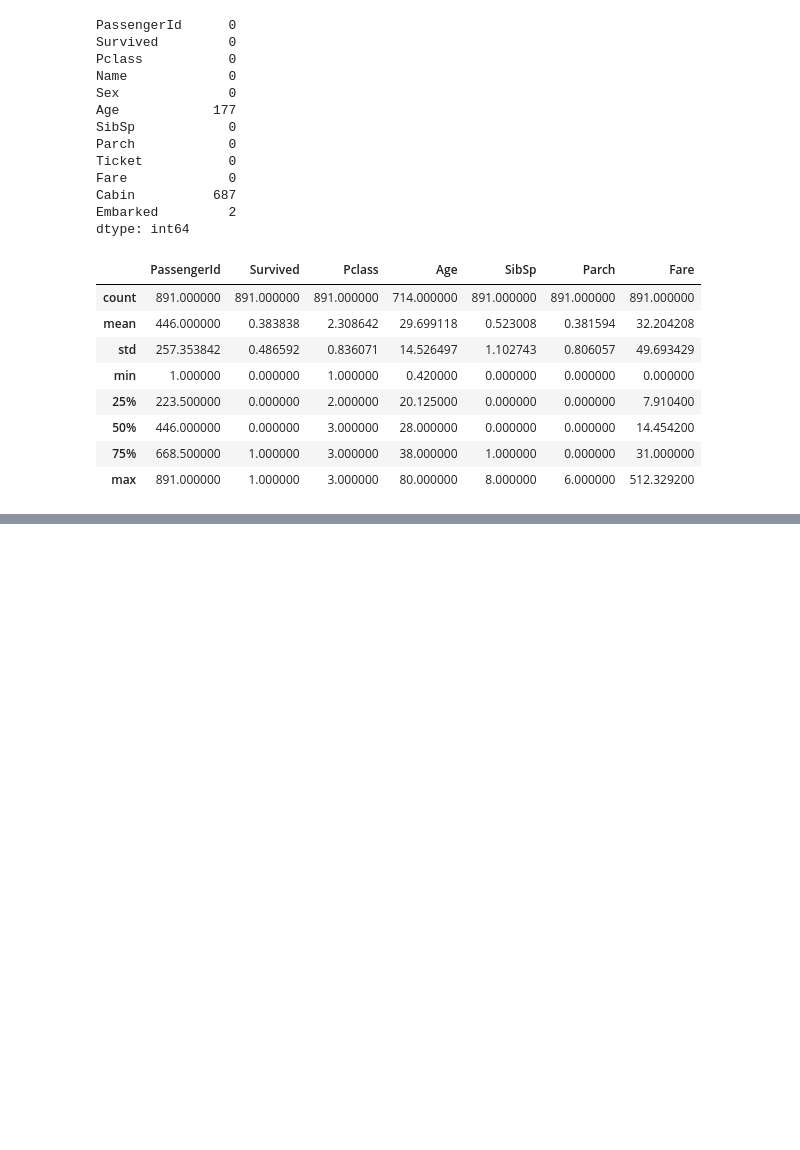
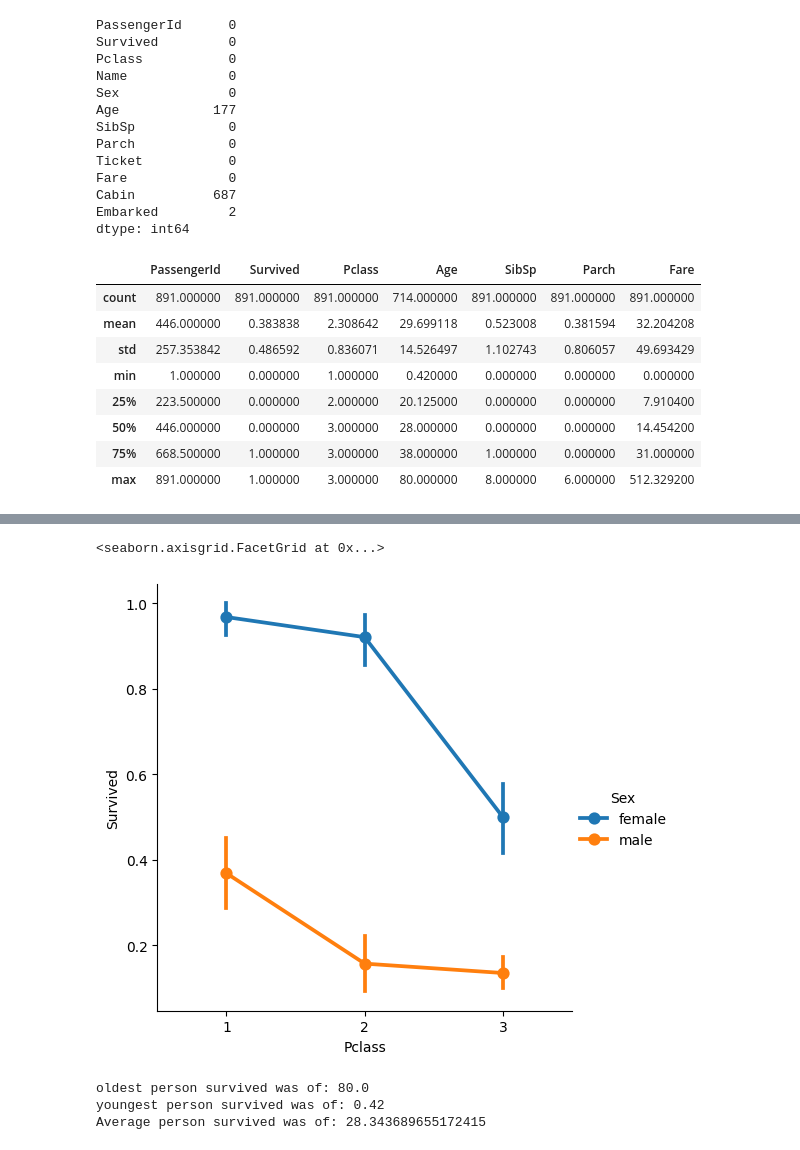
Before and after one commit to dinesh16adh/Data-Science-Projects., a Jupyter notebook: Titanic Data Analysis/eda_of_titanic_dataset_with_python_analysis.ipynb, the cells around one changed output, grey strips where cells are left out. Drawn from its saved outputs; the diff is of its cells as text; code cells hidden in the pictures; blank space fills up the shorter version.

```diff
--- a/Titanic Data Analysis/eda_of_titanic_dataset_with_python_analysis.ipynb
+++ b/Titanic Data Analysis/eda_of_titanic_dataset_with_python_analysis.ipynb
@@ -73,0 +128,13 @@ train_data.describe()
+# %%
+sns.catplot(x='Pclass',y='Survived',hue='Sex',data=train_data,kind='point')
+# %% [output]
+<seaborn.axisgrid.FacetGrid at 0x...>
+[figure, added]
+# %%
+print('oldest person survived was of:',train_data[train_data['Survived']==1]['Age'].max())
+print('youngest person survived was of:',train_data[train_data['Survived']==1]['Age'].min())
+print('Average person survived was of:',train_data[train_data['Survived']==1]['Age'].mean())
+# %% [output]
+oldest person survived was of: 80.0
+youngest person survived was of: 0.42
+Average person survived was of: 28.343689655172415
```
Also changed, not shown: parts of 14 cells of this notebook.
